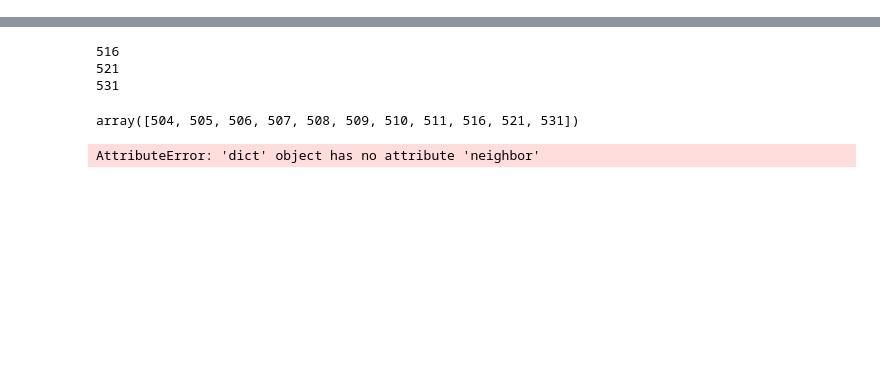
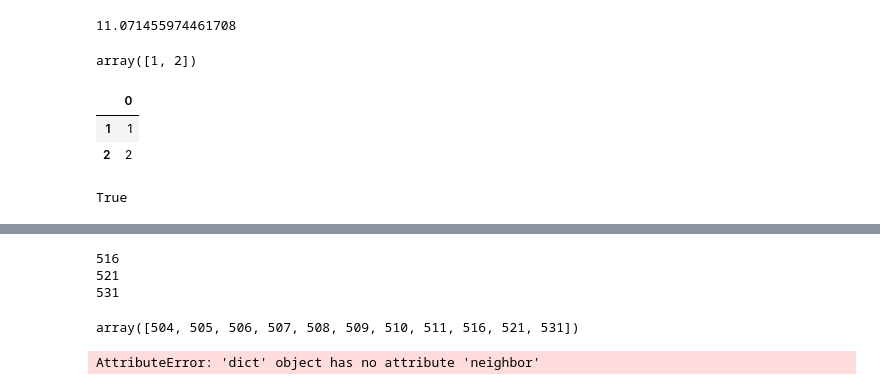
Before and after one commit to leighsix/CompetitionPycharm, a Jupyter notebook: finding_key_node.ipynb, the cells around one changed output, grey strips where cells are left out. Drawn from its saved outputs; the diff is of its cells as text; code cells hidden in the pictures; blank space fills up the shorter version.

```diff
--- a/finding_key_node.ipynb
+++ b/finding_key_node.ipynb
@@ -16,0 +19,4 @@ import KFRepeatDynamics
+# %%
+scale
+# %% [output]
+11.071455974461708
@@ -17,3 +26,21 @@ import KFRepeatDynamics
+# %%
+final_array
+# %% [output]
+array([1, 2])
+# %%
+value_array = np.array([1, 2])
+df = pd.DataFrame(value_array, index=['1', '2'])
+# %%
+df
+# %% [output]
+|  | 0 |
+| 1 | 1 |
+| 2 | 2 |
+# %%
+node_i_name = 'A_N'
+node_i_name.split('_')[1] == 'N'
+# %% [output]
+True
 # %%
 setting = Setting_Simulation_Value.Setting_Simulation_Value()
 prob_p = 0.2
```
Also changed, not shown: parts of 7 cells of this notebook, 15 other files.
